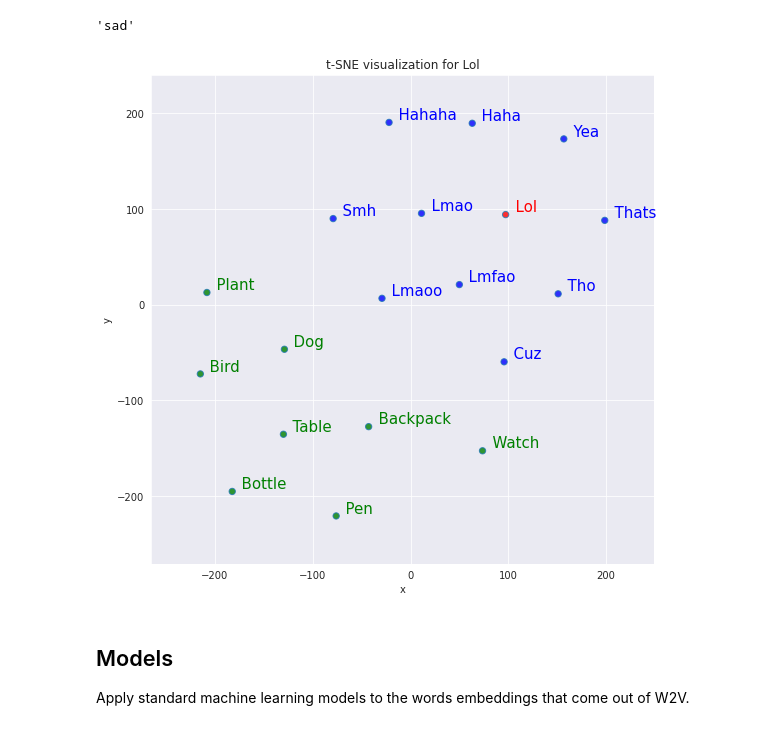
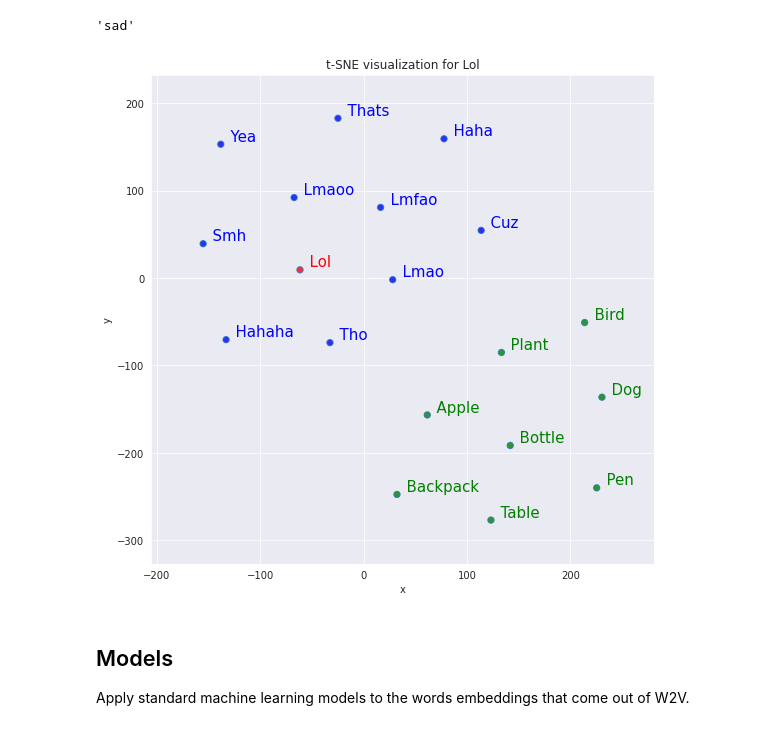
Before and after one commit to Matteo-Omenetti/CIL_Project_2022_Sentiment_Analysis, a Jupyter notebook: src/Matteo/w2v_Matteo.ipynb, the cells around one changed output. Saved outputs shown, nothing was run; the diff lists cells and outputs as text; code cells hidden in the pictures.

```diff
--- a/src/Matteo/w2v_Matteo.ipynb
+++ b/src/Matteo/w2v_Matteo.ipynb
@@ -270,9 +252,9 @@ def tsnescatterplot(model, word, list_names):
     plt.title('t-SNE visualization for {}'.format(word.title()))
 # %%
 # visualize the 10 most similar words to doctor and 8 random words
-tsnescatterplot(w2v_model, 'lol', ['dog', 'bird', 'table', 'watch', 'pen', 'plant', 'bottle', 'backpack'])
+tsnescatterplot(w2v_model, 'lol', ['dog', 'bird', 'table', 'apple', 'pen', 'plant', 'bottle', 'backpack'])
 # %% [output]
-[figure, old version]
+[figure, new version]
 # %% [markdown]
 ## Models
 Apply standard machine learning models to the words embeddings that come out of W2V.
```
Also changed, not shown: parts of 5 cells of this notebook, 4 other files.
